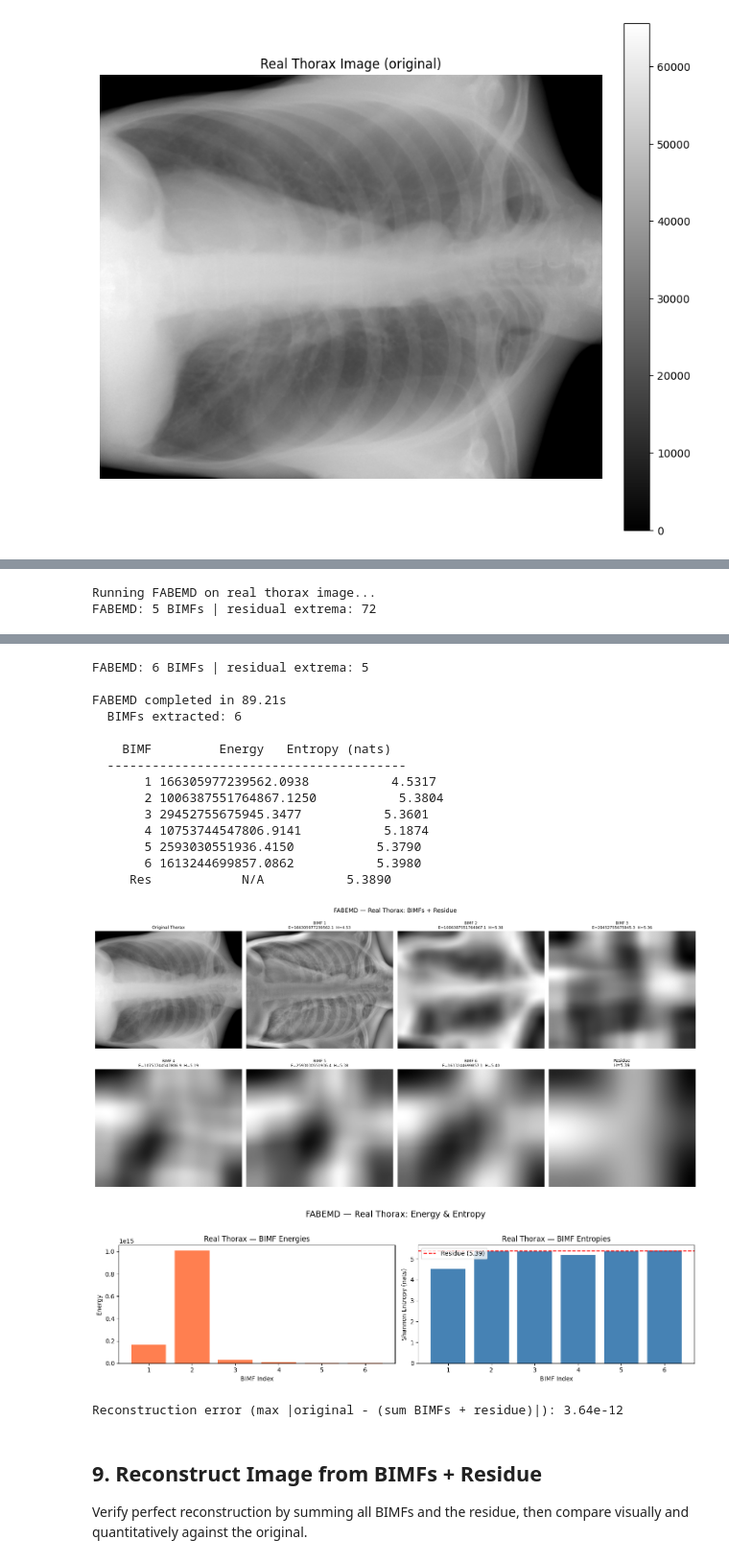
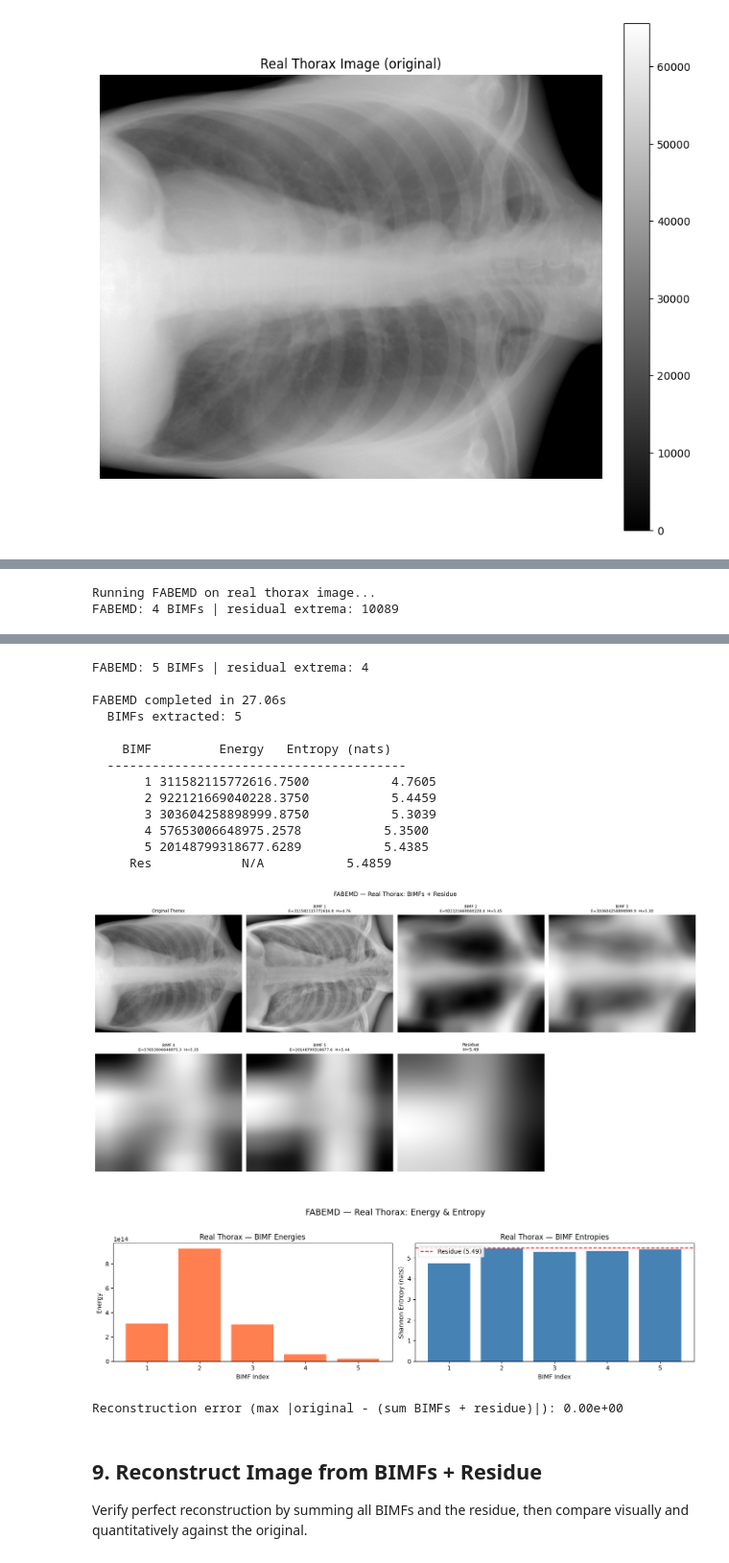
Before and after one commit to Madeena-software/pace_implementation, a Jupyter notebook: fabemd.ipynb, the cells around one changed output, grey strips where cells are left out. Shown at 96% size. Drawn from its saved outputs; the diff is of its cells as text; code cells hidden in the pictures.

```diff
--- a/fabemd.ipynb
+++ b/fabemd.ipynb
@@ -443,12 +443,12 @@ Loaded: 3-WWI-03B_Thorax_AP 3-WWI-03B 90kV40mA0,50s -8_7_2024-9.48 AM [Administr
 # %%
 # --- FABEMD decomposition on the real image ---
 fabemd_real = FABEMD(
-    max_sift_iterations=5,
-    sd_threshold=0.2,
+    max_sift_iterations=1,
+    sd_threshold=0.1,
     min_extrema=5,
     max_bimfs=20,
     window_size_cap=1000,
-    extrema_window=3,
+    extrema_window=7,
 )
 
 real_gpu = _to_xp(real_img)
@@ -540,2 +540,2 @@ print(f"\nReconstruction error (max |original - (sum BIMFs + residue)|): {max_er
 Running FABEMD on real thorax image...
-FABEMD: 5 BIMFs | residual extrema: 72
+FABEMD: 4 BIMFs | residual extrema: 10089
@@ -544,20 +544,19 @@ FABEMD: 5 BIMFs | residual extrema: 72
-FABEMD: 6 BIMFs | residual extrema: 5
+FABEMD: 5 BIMFs | residual extrema: 4
 
-FABEMD completed in 89.21s
-  BIMFs extracted: 6
+FABEMD completed in 27.06s
+  BIMFs extracted: 5
 
     BIMF         Energy   Entropy (nats)
   ----------------------------------------
-       1 166305977239562.0938           4.5317
-       2 1006387551764867.1250           5.3804
-       3 29452755675945.3477           5.3601
-       4 10753744547806.9141           5.1874
-       5 2593030551936.4150           5.3790
-       6 1613244699857.0862           5.3980
-     Res            N/A           5.3890
+       1 311582115772616.7500           4.7605
+       2 922121669040228.3750           5.4459
+       3 303604258898999.8750           5.3039
+       4 57653006648975.2578           5.3500
+       5 20148799318677.6289           5.4385
+     Res            N/A           5.4859
-[figure, old version]
+[figure, new version]
-[figure, old version]
+[figure, new version]
-Reconstruction error (max |original - (sum BIMFs + residue)|): 3.64e-12
+Reconstruction error (max |original - (sum BIMFs + residue)|): 0.00e+00
 # %% [markdown]
 ## 9. Reconstruct Image from BIMFs + Residue
 
```
Also changed, not shown: parts of 2 cells of this notebook, 2 other files.
